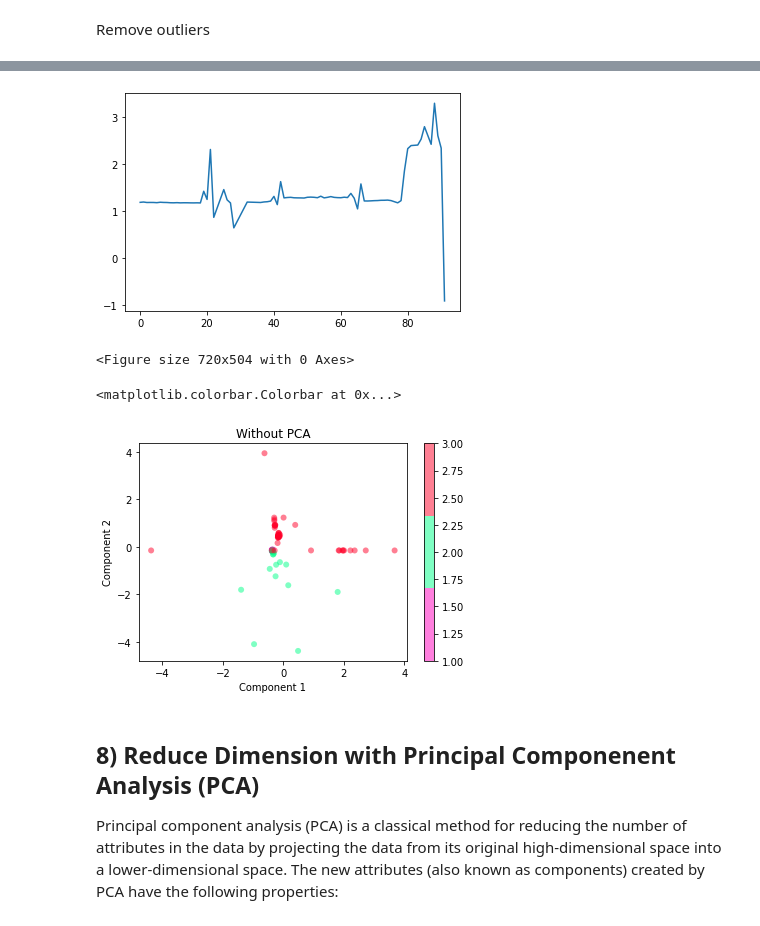
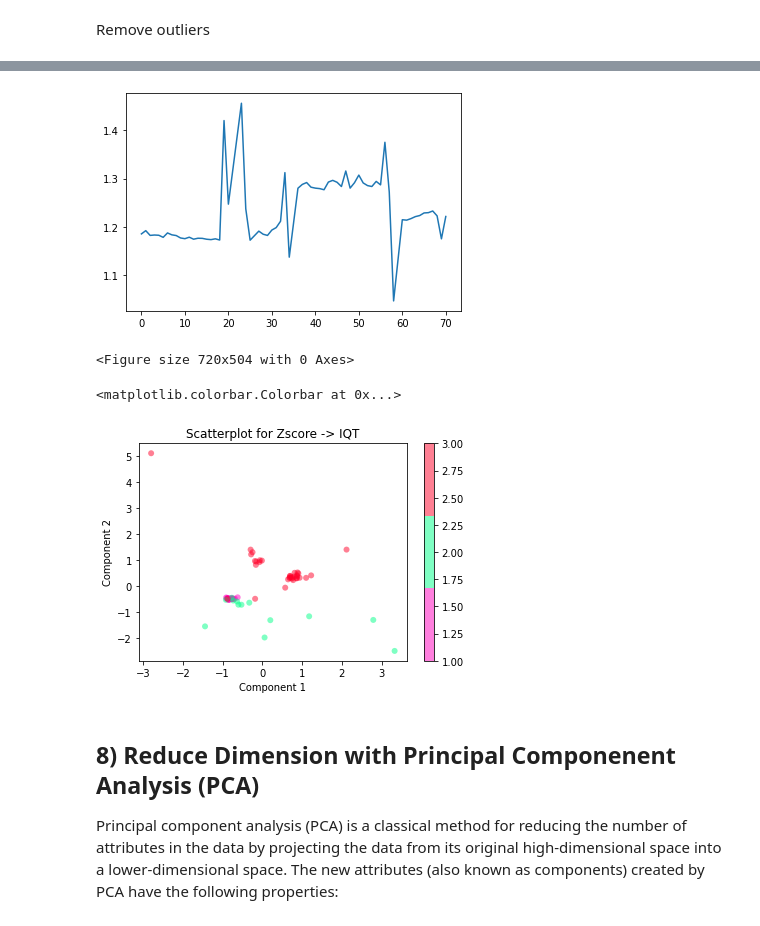
Before and after one commit to goldslime123/csc3005-DA, a Jupyter notebook: MeterB.ipynb, the cells around one changed output, grey strips where cells are left out. Cells and saved outputs as stored; diff of their text form; code cells hidden in the pictures.

```diff
--- a/MeterB.ipynb
+++ b/MeterB.ipynb
@@ -521,6 +492,7 @@ z_scores = stats.zscore(df_median_meterB2)
 abs_z_scores = np.abs(z_scores)
 filtered_entries = (abs_z_scores < 3).all(axis=1)
 df_median_meterB2 = df_median_meterB2[filtered_entries]
+df_median_meterB2= df_median_meterB2.reset_index(drop=True)
 print('After Zscore Shape: '+str(df_median_meterB2.shape))
 # %% [output]
 After Zscore Shape: (82, 52)
@@ -574,8 +546,7 @@ Number of outliers: 16
 # %% [markdown]
 Remove outliers
 # %%
-
-df_median_meterB2.drop(df_median_meterB2.index[[21,22,28,42,66,79,80,81,83,84,85,87,88,89,90,91]],inplace=True)
+df_median_meterB2.drop(df_median_meterB2.index[[21,22,26,35,59,71,72,73,74,75,76,77,78,79,80,81]],inplace=True)
 val_1 = df_median_meterB2['Profile factor']
 plt.boxplot(val_1)
 fig = plt.figure(figsize =(10, 7))
@@ -589,28 +562,28 @@ plt.plot(val_1)
 fig = plt.figure(figsize =(10, 7))
 plt.show()
 # %% [output]
-[figure, old version]
+[figure, new version]
 <Figure size 720x504 with 0 Axes>
 # %%
 dataset = df_median_meterB2
 
 X= dataset.drop(['Class'],axis=1)
 Y= dataset['Class']
 
 scaler = StandardScaler()
 X=scaler.fit_transform(X)
 
 
 plt.scatter(X[:, 0], X[:, 1],
             c=dataset['Class'], edgecolor='none', alpha=0.5,
             cmap=plt.cm.get_cmap('gist_rainbow_r', 3))
 plt.xlabel('Component 1')
 plt.ylabel('Component 2')
-plt.title('Without PCA')
+plt.title('Scatterplot for Zscore -> IQT')
 plt.colorbar()
 # %% [output]
 <matplotlib.colorbar.Colorbar at 0x...>
-[figure, old version]
+[figure, new version]
 # %% [markdown]
 ## __8) Reduce Dimension with Principal Componenent Analysis (PCA)__
 Principal component analysis (PCA) is a classical method for reducing the number of
```
Also changed, not shown: parts of 10 cells of this notebook.
